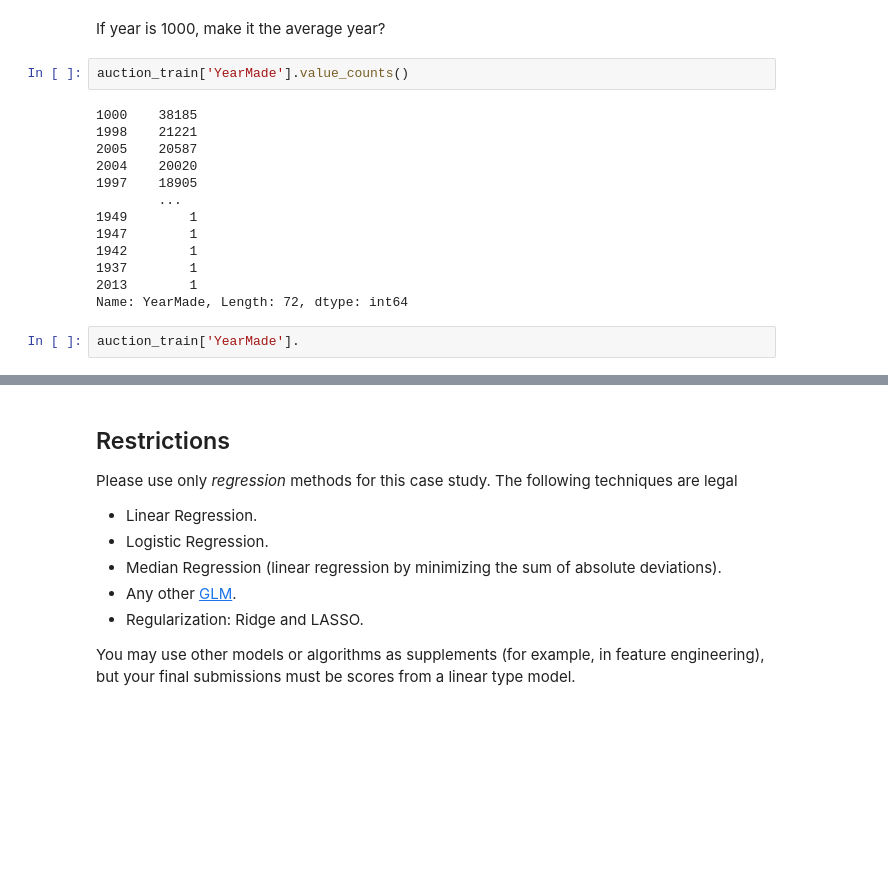
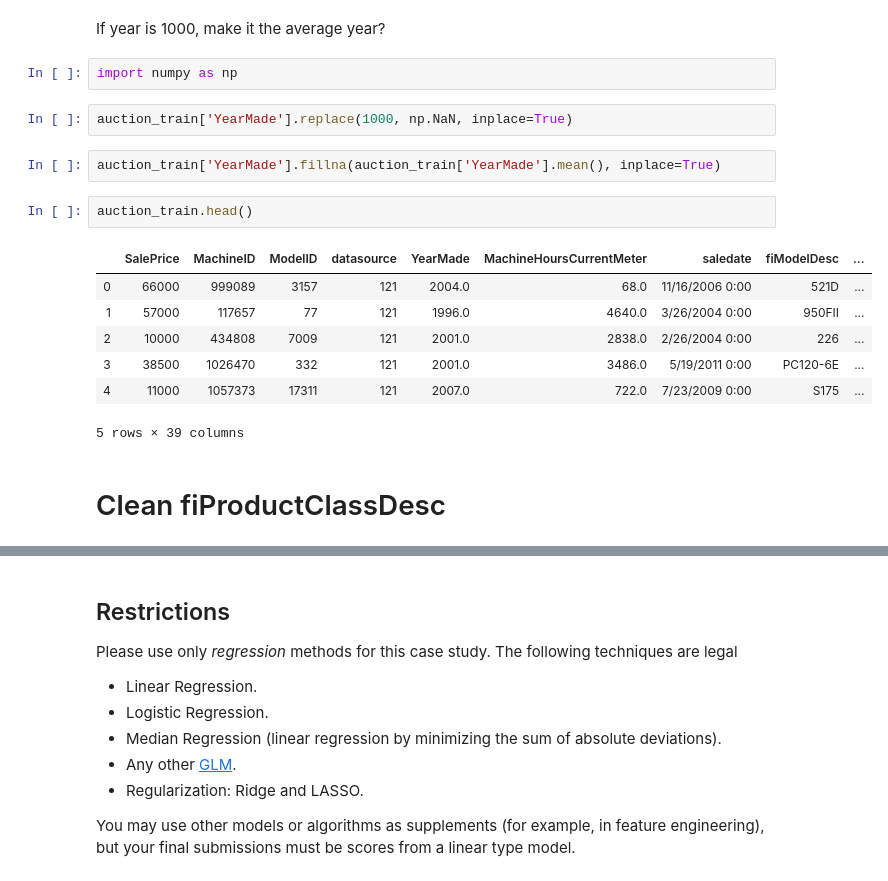
Before and after one commit to oro13/farm-equipment-price-prediction, a Jupyter notebook: reg_case_tyler.ipynb, the cells around one changed output, grey strips where cells are left out. Cells and saved outputs as stored; diff of their text form; blank space fills up the shorter version.

```diff
--- a/reg_case_tyler.ipynb
+++ b/reg_case_tyler.ipynb
@@ -230,20 +229,21 @@ Name: ProductSize, dtype: int64
 # Clean YearMade Values
 # %% [markdown]
 If year is 1000, make it the average year?
-# %%
-auction_train['YearMade'].value_counts()
-# %% [output]
-1000    38185
-1998    21221
-2005    20587
-2004    20020
-1997    18905
-        ...
-1949        1
-1947        1
-1942        1
-1937        1
-2013        1
-Name: YearMade, Length: 72, dtype: int64
+# %%
+import numpy as np
+# %%
+auction_train['YearMade'].replace(1000, np.NaN, inplace=True)
+# %%
+auction_train['YearMade'].fillna(auction_train['YearMade'].mean(), inplace=True)
 # %%
-auction_train['YearMade'].
+auction_train.head()
+# %% [output]
+|  | SalePrice | MachineID | ModelID | datasource | YearMade | MachineHoursCurrentMeter | saledate | fiModelDesc | ... |
+| 0 | 66000 | 999089 | 3157 | 121 | 2004.0 | 68.0 | 11/16/2006 0:00 | 521D | ... |
+| 1 | 57000 | 117657 | 77 | 121 | 1996.0 | 4640.0 | 3/26/2004 0:00 | 950FII | ... |
+| 2 | 10000 | 434808 | 7009 | 121 | 2001.0 | 2838.0 | 2/26/2004 0:00 | 226 | ... |
+| 3 | 38500 | 1026470 | 332 | 121 | 2001.0 | 3486.0 | 5/19/2011 0:00 | PC120-6E | ... |
+| 4 | 11000 | 1057373 | 17311 | 121 | 2007.0 | 722.0 | 7/23/2009 0:00 | S175 | ... |
+5 rows × 39 columns
+# %% [markdown]
+# Clean fiProductClassDesc
```
Also changed, not shown: parts of 48 cells of this notebook, 1 other file.
